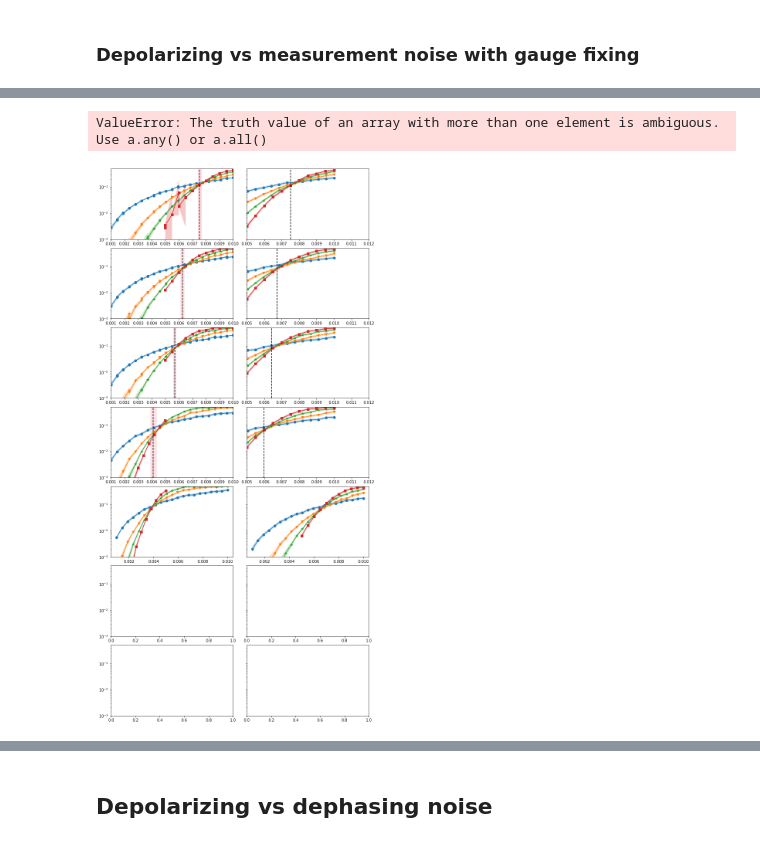
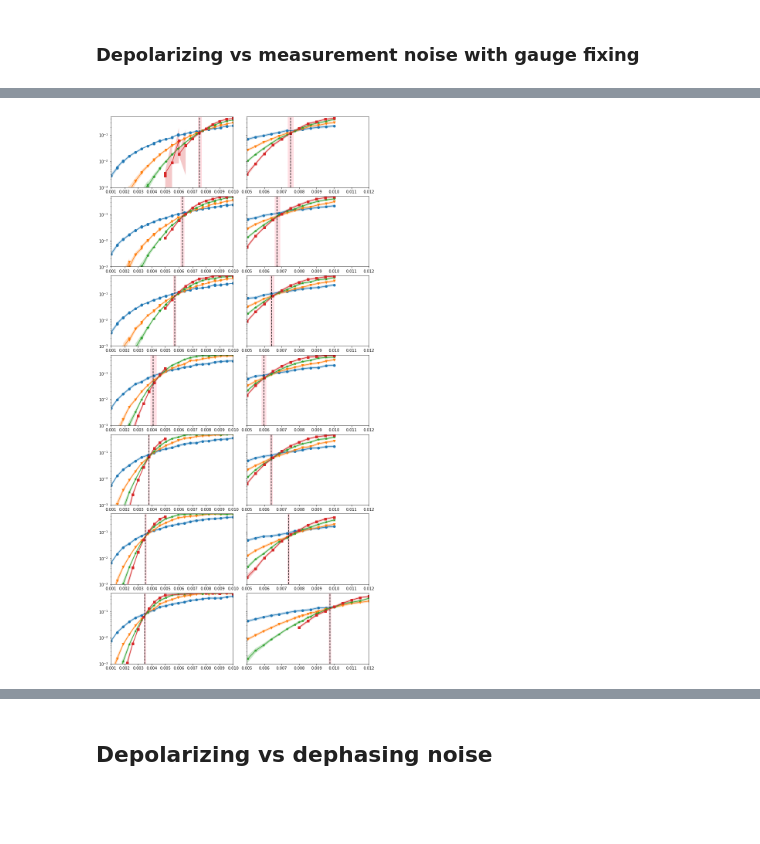
Before and after one commit to peter-janderks/floquet_colour_codes_numerics, a Jupyter notebook: phenomenological_noise_experiments/plot_results_phenomenological_noise.ipynb, the cells around one changed output, grey strips where cells are left out. Saved outputs shown, nothing was run; the diff lists cells and outputs as text; code cells hidden in the pictures; blank space fills up the shorter version.

```diff
--- a/phenomenological_noise_experiments/plot_results_phenomenological_noise.ipynb
+++ b/phenomenological_noise_experiments/plot_results_phenomenological_noise.ipynb
@@ -101,3 +23,21 @@ all_thresholds_fcc['beliefmatching'] = dict()
+# %%
+#os.system(f"cp data_31_7/all_data_final_new.csv data_31_7/all_data_final_new_backup.csv")
+#os.system(f"sinter combine resume_31_7_extra/data_HoneycombCode.csv resume_31_7_extra/data_FloquetColourCode.csv data_31_7/all_data_final_new.csv > data_7_8/combined_data.csv")
+
+samples = sinter.stats_from_csv_files('data_7_8/combined_data.csv')
+biases = []
+
+for sample in samples:
+    if sample.json_metadata['bias'] not in biases:
+        biases.append(sample.json_metadata['bias'])
+biases.sort()
+
+all_thresholds_hcc = dict()
+all_thresholds_fcc = dict()
+all_thresholds_hcc['pymatching'] = dict()
+all_thresholds_hcc['beliefmatching'] = dict()
+all_thresholds_fcc['pymatching'] = dict()
+all_thresholds_fcc['beliefmatching'] = dict()
 # %% [markdown]
 ### Depolarizing vs measurement noise with gauge fixing
 # %%
@@ -105,7 +45,7 @@ fig, axis = plt.subplots(7, 2, figsize=(10, 20), sharey=True, constrained_layout
 thresholds_hcc = dict()
 thresholds_fcc = dict()
 
-def plot_threshold(ax, stats, filter_func):  # , filter_func, x_func):
+def plot_threshold(ax, stats, filter_func, min_per, max_per, min_dis):  # , filter_func, x_func):
     sinter.plot_error_rate(
         ax=ax,
         stats=stats,
@@ -113,59 +53,38 @@ def plot_threshold(ax, stats, filter_func):  # , filter_func, x_func):
         filter_func=filter_func,
         x_func=lambda stat: stat.json_metadata['p'])
     ax.set_yscale('log')
-
+    thresholds, err = get_one_threshold(stats, filter_func, 1, min_per, max_per, min_dis)
+    ax.axvline(x=thresholds, color="black", linestyle="dashed")
+    ax.axvspan(
+               thresholds-err, thresholds+err, alpha=0.5, color='pink'
+            )
+    return thresholds, err
 
 axis[0][0].set_ylim(0.001, 0.5)
 
 for index, bias in enumerate(biases):
-    def filter_func_fccg2(s): return s.decoder == 'pymatching' and s.json_metadata['code'] == 'Gauge2FloquetColourCode' and s.json_metadata[
-        'bias'] == bias and s.json_metadata['bias_type'] == 'measurement_vs_data_qubit'
-
-    def filter_func_fccg3(s): return s.decoder == 'pymatching' and s.json_metadata['code'] == 'Gauge3FloquetColourCode' and s.json_metadata[
-        'bias'] == bias and s.json_metadata['bias_type'] == 'measurement_vs_data_qubit'
-
-    def filter_func_hccg2(s): return s.decoder == 'pymatching' and s.json_metadata['code'] == 'Gauge2HoneycombCode' and s.json_metadata[
-        'bias'] == bias and s.json_metadata['bias_type'] == 'measurement_vs_data_qubit'
-
-    def filter_func_hccg3(s): return s.decoder == 'pymatching' and s.json_metadata['code'] == 'Gauge3HoneycombCode' and s.json_metadata[
-        'bias'] == bias and s.json_metadata['bias_type'] == 'measurement_vs_data_qubit'
-
     def filter_func_hcc(s): return s.decoder == 'pymatching' and s.json_metadata['code'] == 'HoneycombCode' and s.json_metadata[
         'bias'] == bias and s.json_metadata['bias_type'] == 'measurement_vs_data_qubit'
 
     def filter_func_fcc(s): return s.decoder == 'pymatching' and s.json_metadata['code'] == 'FloquetColourCode' and s.json_metadata[
         'bias'] == bias and s.json_metadata['bias_type'] == 'measurement_vs_data_qubit'
-
-    plot_threshold(axis[index][0], samples, filter_func_hcc)
-    plot_threshold(axis[index][1], samples, filter_func_fcc)
-
     for ax in axis[index]:
 
         for item in ([ax.title, ax.xaxis.label, ax.yaxis.label] +
                         ax.get_xticklabels() + ax.get_yticklabels()):
                 item.set_fontsize(10)
     if bias < 7:
-        thresholds_hcc[bias],err_hcc = get_one_threshold(samples, filter_func_hcc, 1, 0.001, 0.01, 5)
-        thresholds_fcc[bias],err_fcc = get_one_threshold(samples, filter_func_fcc, 1, 0.001, 0.01, 5)
-        print(err_hcc)
-        axis[index][0].axvline(x=thresholds_hcc[bias], color="black", linestyle="dashed")
-        axis[index][0].axvspan(
-                thresholds_hcc[bias]-err_hcc, thresholds_hcc[bias]+err_hcc, alpha=0.5, color='pink'
-            )
-        axis[index][1].axvline(x=thresholds_fcc[bias], color="black", linestyle="dashed")
+        thresholds_hcc[bias] = plot_threshold(axis[index][0], samples, filter_func_hcc, 0.001,0.01,5)
+        thresholds_fcc[bias] = plot_threshold(axis[index][1], samples, filter_func_fcc, 0.001,0.01,5)
+
     elif bias < 100:
-        thresholds_hcc[bias] = get_one_threshold(samples, filter_func_hcc, 1, 0.003, 0.07, 5)
-        thresholds_fcc[bias] = get_one_threshold(samples, filter_func_fcc, 1, 0.004, 0.012, 5)
-
-        axis[index][0].axvline(x=thresholds_hcc[bias], color="black", linestyle="dashed")
-        axis[index][1].axvline(x=thresholds_fcc[bias], color="black", linestyle="dashed")
+        thresholds_hcc[bias] = plot_threshold(axis[index][0], samples, filter_func_hcc, 0.003, 0.007, 5)
+        thresholds_fcc[bias] = plot_threshold(axis[index][1], samples, filter_func_fcc, 0.004, 0.012, 5)
 
     else:
-        thresholds_hcc[bias] = get_one_threshold(samples, filter_func_hcc, 1, 0.003, 0.07, 5)
-        thresholds_fcc[bias] = get_one_threshold(samples, filter_func_fcc, 1, 0.005, 0.015, 5)
+        thresholds_hcc[bias] = plot_threshold(axis[index][0], samples, filter_func_hcc,  0.003, 0.07, 5)
+        thresholds_fcc[bias] = plot_threshold(axis[index][1], samples, filter_func_fcc,  0.005, 0.015, 5)
 
-        axis[index][0].axvline(x=thresholds_hcc[bias], color="black", linestyle="dashed")
-        axis[index][1].axvline(x=thresholds_fcc[bias], color="black", linestyle="dashed")
 
     axis[index][0].set_xlim(0.001, 0.01)
     axis[index][1].set_xlim(0.005, 0.012)
@@ -192,5 +94,4 @@ all_thresholds_fcc['pymatching']['depolarizing_vs_measurement'] = thresholds_fcc
-ValueError: The truth value of an array with more than one element is ambiguous. Use a.any() or a.all()
-[figure, old version]
+[figure, new version]
 # %%
 fig, axis = plt.subplots(7,4,figsize=(10,20), sharey=True, constrained_layout=True)
 thresholds_fcc2 = dict()
```
Also changed, not shown: parts of 12 cells of this notebook, 2 other files.
